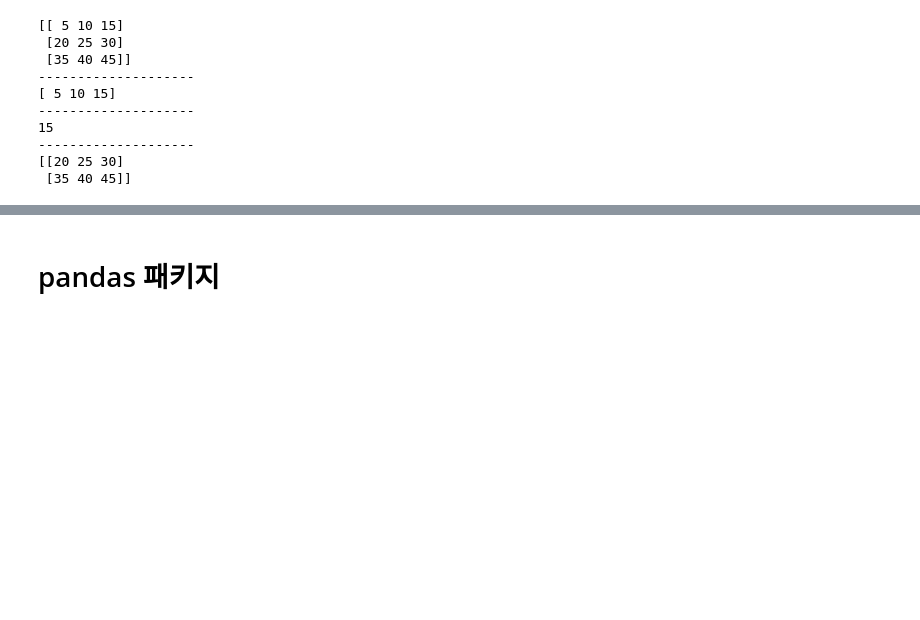
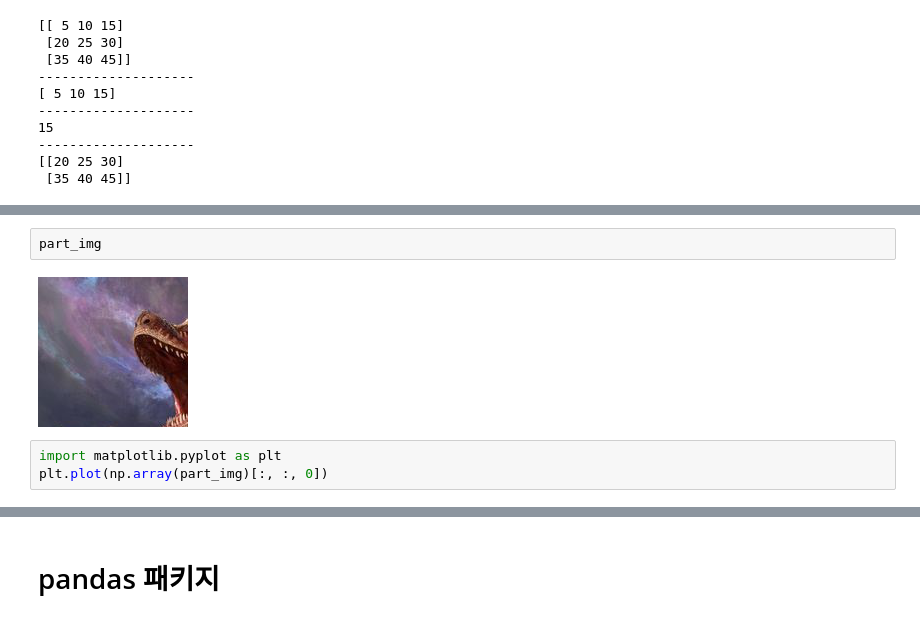
Before and after one commit to trex99/DAVI, a Jupyter notebook: 3주차_Lecture_Code.ipynb, the cells around one changed output, grey strips where cells are left out. Cells and saved outputs as stored; diff of their text form; blank space fills up the shorter version.

```diff
--- a/3주차_Lecture_Code.ipynb
+++ b/3주차_Lecture_Code.ipynb
@@ -235,0 +258,7 @@ print(mat[1:][:2])
+# %%
+part_img
+# %% [output]
+[figure, added]
+# %%
+import matplotlib.pyplot as plt
+plt.plot(np.array(part_img)[:, :, 0])
```
Also changed, not shown: parts of 12 cells of this notebook.
